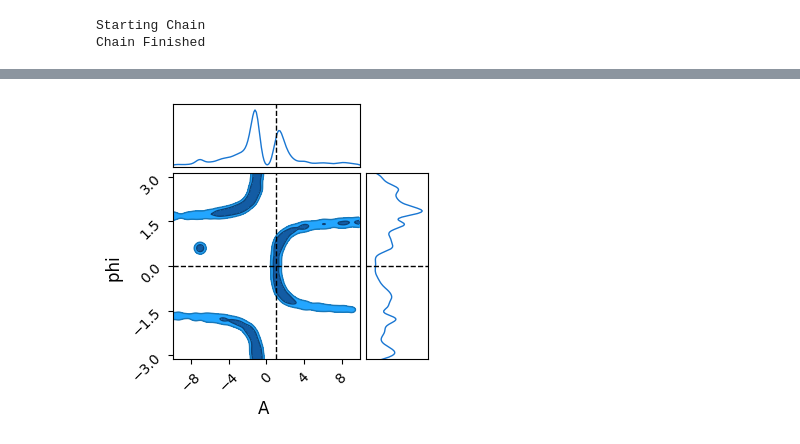
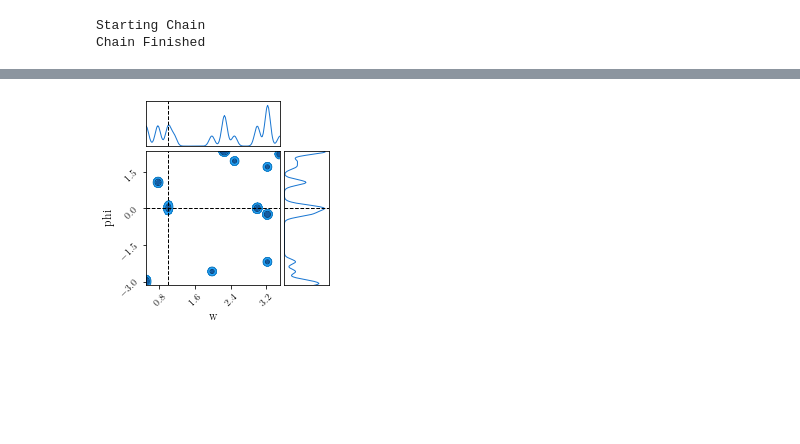
Before and after one commit to HughMcDougall/HMJavelin, a Jupyter notebook: NumpyroTests/Sampler_Type_Tests.ipynb, the cells around one changed output, grey strips where cells are left out. Cells and saved outputs as stored; diff of their text form; code cells hidden in the pictures; blank space fills up the shorter version.

```diff
--- a/NumpyroTests/Sampler_Type_Tests.ipynb
+++ b/NumpyroTests/Sampler_Type_Tests.ipynb
@@ -37,22 +37,20 @@ plt.show()
 Create a numpyro model to fit this data and run an MCMC chain
 # %%
 def model(X,E,Y=None):
-    A = numpyro.sample('A',numpyro.distributions.Uniform(-10, 10))
-    #w = numpyro.sample('w',numpyro.distributions.Uniform(0, 4))
-    w = w_true
+    A = 1
+    w = numpyro.sample('w',numpyro.distributions.Uniform(0, 4))
     phi = numpyro.sample('phi',numpyro.distributions.Uniform(-np.pi, np.pi))
 
     with numpyro.plate('data',len(X)):
         ypred = A*jnp.cos(w * (X-phi))
         numpyro.sample('y', numpyro.distributions.Normal(ypred, E), obs=Y)
 
-
 print("Starting Chain")
 sampler = numpyro.infer.MCMC(
         numpyro.infer.NUTS(model),
-        num_warmup=200,
-        num_samples=200,
-        num_chains=50,
+        num_warmup=400,
+        num_samples=400,
+        num_chains=20,
         progress_bar=False,
         chain_method = 'sequential',
     )
@@ -66,7 +64,7 @@ Chain Finished
 #Do a chain
 output = sampler.get_samples()
 c = ChainConsumer()
-c.add_chain([output['A'], output['phi']], parameters=['A','phi'])
+c.add_chain([output['w'], output['phi']], parameters=['w','phi'])
 c.plotter.plot(truth=[w_true,0])
 plt.show()
 # %% [output]
@@ -74,2 +72,2 @@ WARNING:chainconsumer:Parameter A in chain Chain 0 is not constrained
 WARNING:chainconsumer:Parameter phi in chain Chain 0 is not constrained
-[figure, old version]
+[figure, new version]
```
Also changed, not shown: parts of 2 cells of this notebook, 1 other file.
